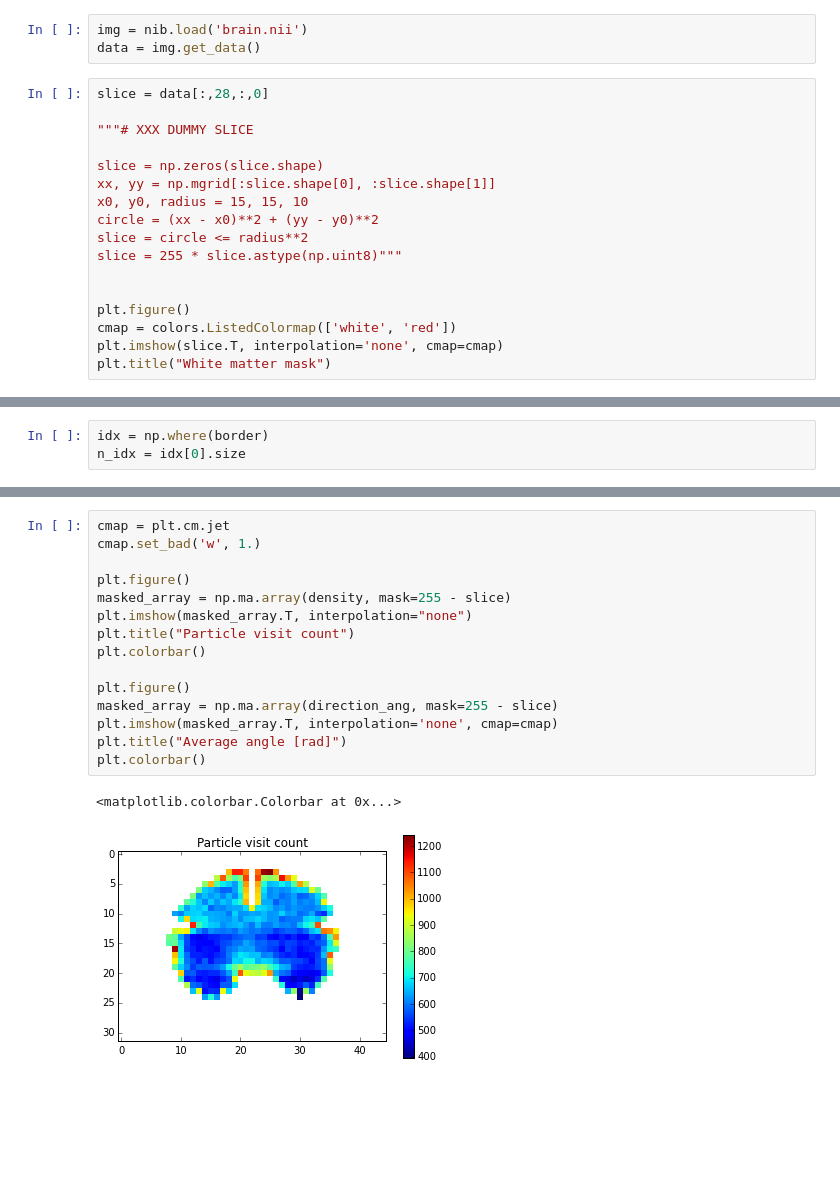
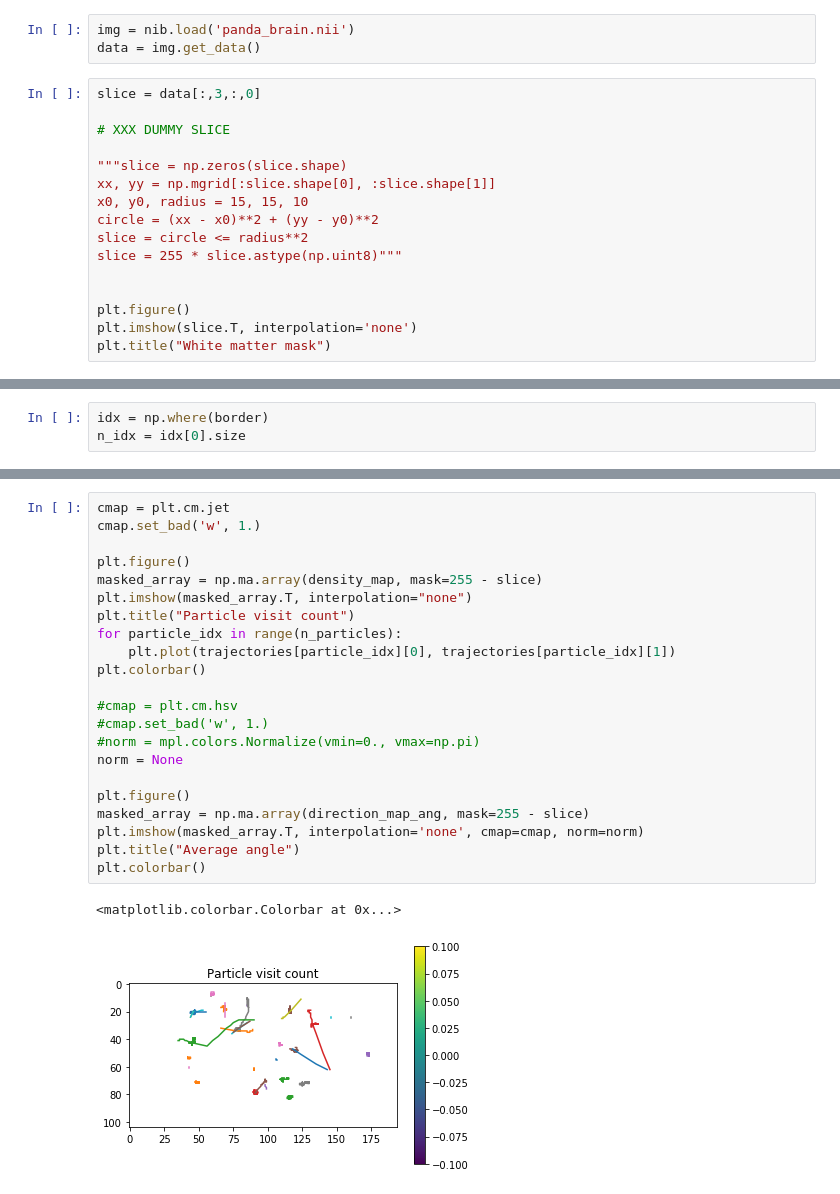
Before and after one commit to aniv0s/FakeTensorImaging, a Jupyter notebook: code.ipynb, the cells around one changed output, grey strips where cells are left out. Saved outputs shown, nothing was run; the diff lists cells and outputs as text; blank space fills up the shorter version.

Commit message:
latest notebooks for particle sim

```diff
--- a/code.ipynb
+++ b/code.ipynb
@@ -12,14 +13,14 @@ from matplotlib import colors
 def mean_angle(rad):
     return (phase(sum(rect(1, d) for d in rad)/float(len(rad))))
 # %%
-img = nib.load('brain.nii')
+img = nib.load('panda_brain.nii')
 data = img.get_data()
 # %%
-slice = data[:,28,:,0]
+slice = data[:,3,:,0]
 
-"""# XXX DUMMY SLICE
+# XXX DUMMY SLICE
 
-slice = np.zeros(slice.shape)
+"""slice = np.zeros(slice.shape)
 xx, yy = np.mgrid[:slice.shape[0], :slice.shape[1]]
 x0, y0, radius = 15, 15, 10
 circle = (xx - x0)**2 + (yy - y0)**2
@@ -28,8 +29,7 @@ slice = 255 * slice.astype(np.uint8)"""
 
 
 plt.figure()
-cmap = colors.ListedColormap(['white', 'red'])
-plt.imshow(slice.T, interpolation='none', cmap=cmap)
+plt.imshow(slice.T, interpolation='none')
 plt.title("White matter mask")
 # %% [output]
 <matplotlib.text.Text at 0x...>
@@ -165,18 +160,25 @@ Progress: 50000 out of 50000
 # %%
 cmap = plt.cm.jet
 cmap.set_bad('w', 1.)
 
 plt.figure()
-masked_array = np.ma.array(density, mask=255 - slice)
+masked_array = np.ma.array(density_map, mask=255 - slice)
 plt.imshow(masked_array.T, interpolation="none")
 plt.title("Particle visit count")
+for particle_idx in range(n_particles):
+    plt.plot(trajectories[particle_idx][0], trajectories[particle_idx][1])
 plt.colorbar()
 
+#cmap = plt.cm.hsv
+#cmap.set_bad('w', 1.)
+#norm = mpl.colors.Normalize(vmin=0., vmax=np.pi)
+norm = None
+
 plt.figure()
-masked_array = np.ma.array(direction_ang, mask=255 - slice)
-plt.imshow(masked_array.T, interpolation='none', cmap=cmap)
-plt.title("Average angle [rad]")
+masked_array = np.ma.array(direction_map_ang, mask=255 - slice)
+plt.imshow(masked_array.T, interpolation='none', cmap=cmap, norm=norm)
+plt.title("Average angle")
 plt.colorbar()
 # %% [output]
 <matplotlib.colorbar.Colorbar at 0x...>
-[figure, old version]
+[figure, new version]
```
Also changed, not shown: parts of 10 cells of this notebook, 14 other files.
